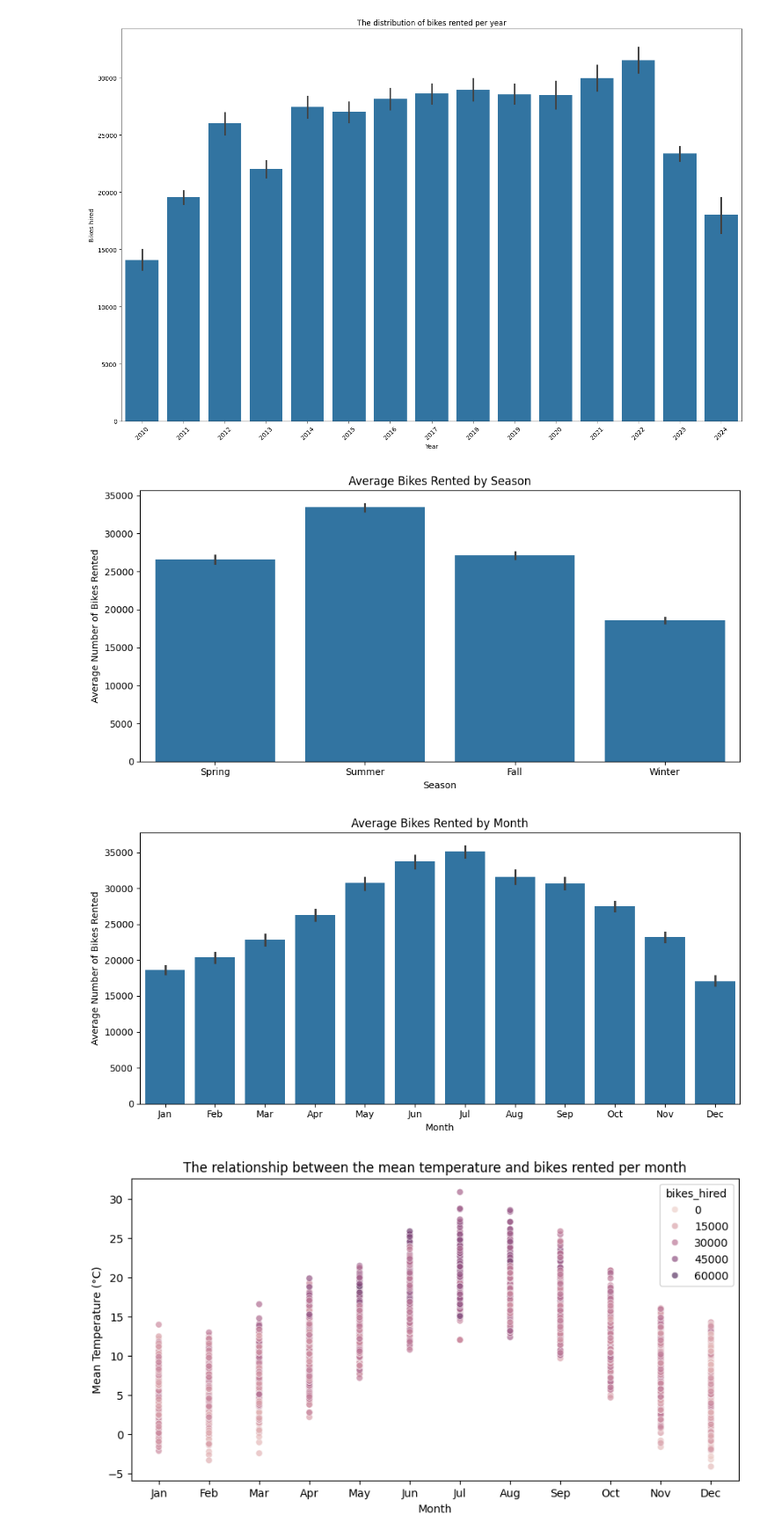
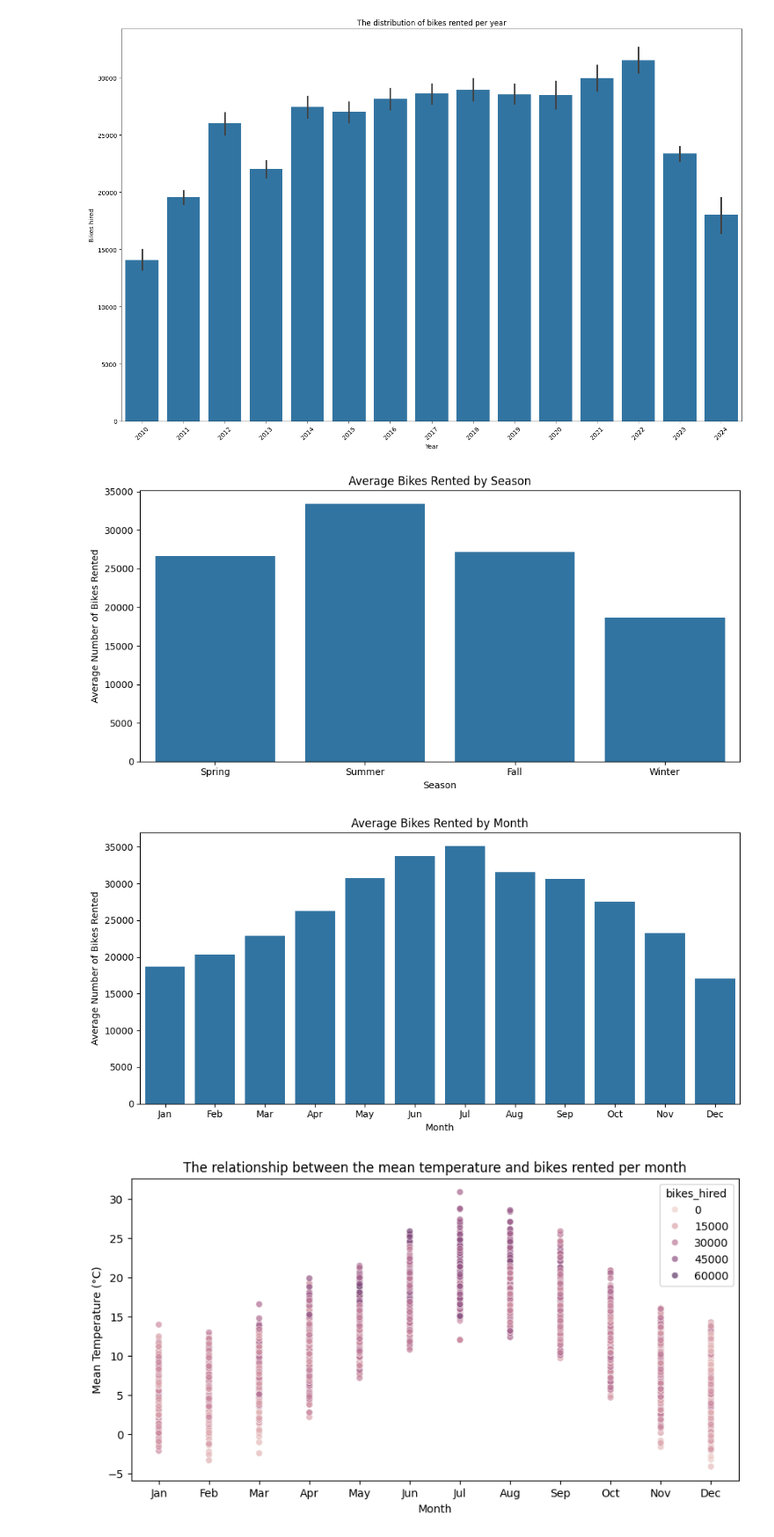
Before and after one commit to VitosTamas271/Analytics-through-coding-in-class, a Jupyter notebook: Session_3/Group_Project.ipynb, the cells around one changed output. Shown: that part at 88% size. Drawn from its saved outputs; the diff is of its cells as text; code cells hidden in the pictures.

```diff
--- a/Session_3/Group_Project.ipynb
+++ b/Session_3/Group_Project.ipynb
@@ -137,36 +137,36 @@ plt.show()
 # %%
 # The variaty of rented bikes by season and month.
 
 # Season names mapping
 season_labels = {1: "Spring", 2: "Summer", 3: "Fall", 4: "Winter"}
 # Month names mapping (ordered by month number)
 month_labels = {1: "Jan", 2: "Feb", 3: "Mar", 4: "Apr", 5: "May", 6: "Jun", 7: "Jul", 8: "Aug", 9: "Sep", 10: "Oct", 11: "Nov", 12: "Dec"}
 
 # Average bikes rented by season
 plt.figure(figsize=(10, 5))
-ax = sns.barplot(data=london_bike_copy, x="season", y="bikes_hired", estimator="mean")
+ax = sns.barplot(data=london_bike_copy, x="season", y="bikes_hired", estimator="mean", errorbar = None)
 ax.set_title("Average Bikes Rented by Season")
 ax.set_xlabel("Season")
 ax.set_ylabel("Average Number of Bikes Rented")
 ax.set_xticklabels([season_labels[s] for s in sorted(season_labels.keys())])
 plt.tight_layout()
 plt.show()
 
 # Average bikes rented by month
 plt.figure(figsize=(10, 5))
-ax = sns.barplot(data=london_bike_copy, x="month", y="bikes_hired", estimator="mean")
+ax = sns.barplot(data=london_bike_copy, x="month", y="bikes_hired", estimator="mean", errorbar = None)
 ax.set_title("Average Bikes Rented by Month")
 ax.set_xlabel("Month")
 ax.set_ylabel("Average Number of Bikes Rented")
 ax.set_xticklabels([month_labels[m] for m in sorted(month_labels.keys())])
 plt.tight_layout()
 plt.show()
 
 # Caption:
 # These barplots show the average number of bikes rented by season and by month. Summer months and seasons have the highest average rentals, while winter months have the lowest.
 # %% [output]
-[figure, old version]
+[figure, new version]
-[figure, old version]
+[figure, new version]
 # %%
 # The relationship between temperature and bikes rented
 
```
Also changed, not shown: parts of 4 cells of this notebook.
